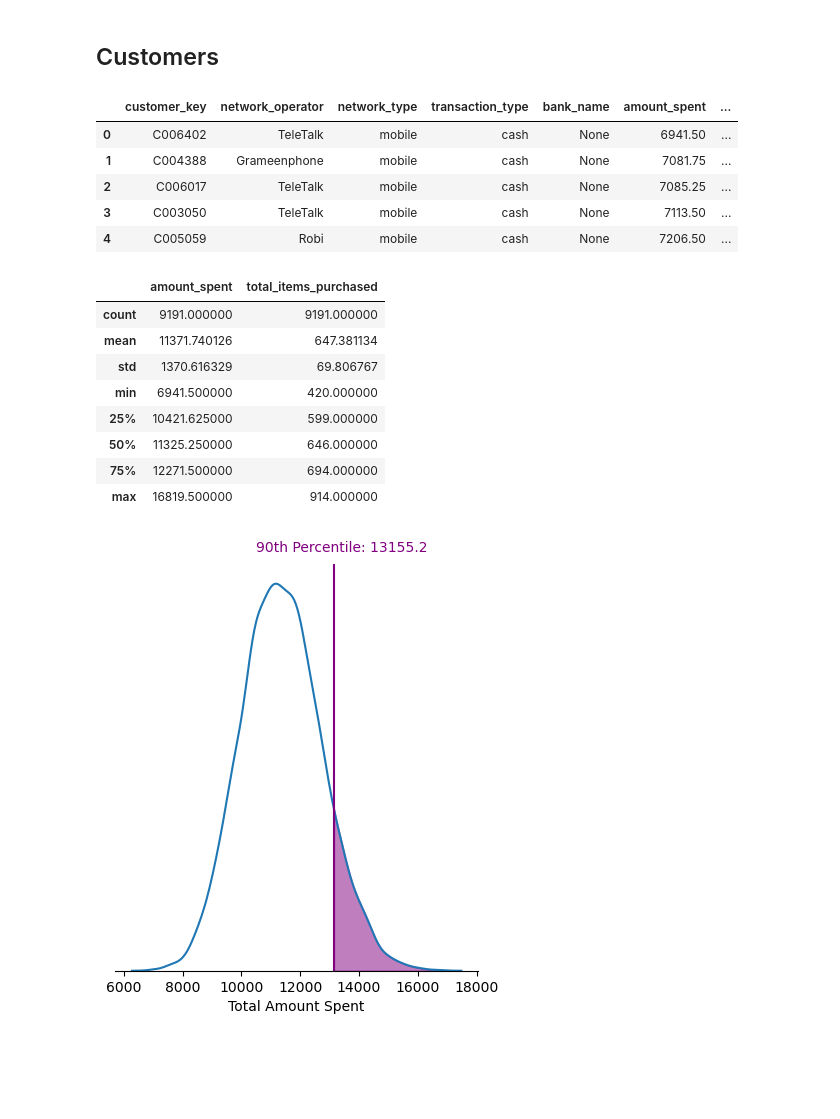
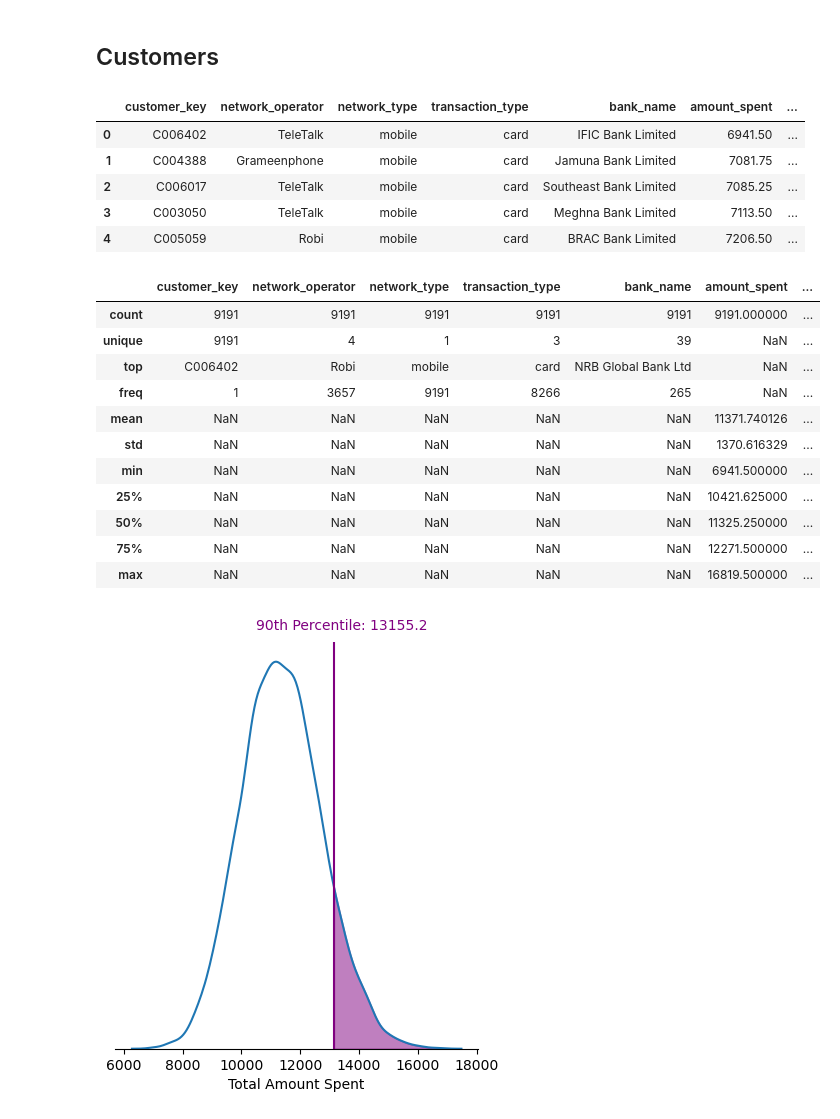
Before and after one commit to gbgrande2/bangladesh_ecommerce, a Jupyter notebook: analysis.ipynb, the cells around one changed output. Saved outputs shown, nothing was run; the diff lists cells and outputs as text; code cells hidden in the pictures; blank space fills up the shorter version.

```diff
--- a/analysis.ipynb
+++ b/analysis.ipynb
@@ -771,7 +744,7 @@ customers_sql = cur.execute(
     JOIN transactions tr
         ON o.payment_key = tr.payment_key
     WHERE year <= 2020
-    GROUP BY c.customer_key
+    GROUP BY o.customer_key
     ORDER BY amount_spent ASC
     """
 )
@@ -793,24 +766,27 @@ customers_df = pd.DataFrame(
 customers_df.head()
 # %% [output]
 |  | customer_key | network_operator | network_type | transaction_type | bank_name | amount_spent | ... |
-| 0 | C006402 | TeleTalk | mobile | cash | None | 6941.50 | ... |
-| 1 | C004388 | Grameenphone | mobile | cash | None | 7081.75 | ... |
-| 2 | C006017 | TeleTalk | mobile | cash | None | 7085.25 | ... |
-| 3 | C003050 | TeleTalk | mobile | cash | None | 7113.50 | ... |
-| 4 | C005059 | Robi | mobile | cash | None | 7206.50 | ... |
+| 0 | C006402 | TeleTalk | mobile | card | IFIC Bank Limited | 6941.50 | ... |
+| 1 | C004388 | Grameenphone | mobile | card | Jamuna Bank Limited | 7081.75 | ... |
+| 2 | C006017 | TeleTalk | mobile | card | Southeast Bank Limited | 7085.25 | ... |
+| 3 | C003050 | TeleTalk | mobile | card | Meghna Bank Limited | 7113.50 | ... |
+| 4 | C005059 | Robi | mobile | card | BRAC Bank Limited | 7206.50 | ... |
 # %%
 # Looking at summary statistics of numeric variables
-customers_df.describe()
+customers_df.describe(include = "all")
 # %% [output]
-|  | amount_spent | total_items_purchased |
-| count | 9191.000000 | 9191.000000 |
-| mean | 11371.740126 | 647.381134 |
-| std | 1370.616329 | 69.806767 |
-| min | 6941.500000 | 420.000000 |
-| 25% | 10421.625000 | 599.000000 |
-| 50% | 11325.250000 | 646.000000 |
-| 75% | 12271.500000 | 694.000000 |
-| max | 16819.500000 | 914.000000 |
+|  | customer_key | network_operator | network_type | transaction_type | bank_name | amount_spent | ... |
+| count | 9191 | 9191 | 9191 | 9191 | 9191 | 9191.000000 | ... |
+| unique | 9191 | 4 | 1 | 3 | 39 | NaN | ... |
+| top | C006402 | Robi | mobile | card | NRB Global Bank Ltd | NaN | ... |
+| freq | 1 | 3657 | 9191 | 8266 | 265 | NaN | ... |
+| mean | NaN | NaN | NaN | NaN | NaN | 11371.740126 | ... |
+| std | NaN | NaN | NaN | NaN | NaN | 1370.616329 | ... |
+| min | NaN | NaN | NaN | NaN | NaN | 6941.500000 | ... |
+| 25% | NaN | NaN | NaN | NaN | NaN | 10421.625000 | ... |
+| 50% | NaN | NaN | NaN | NaN | NaN | 11325.250000 | ... |
+| 75% | NaN | NaN | NaN | NaN | NaN | 12271.500000 | ... |
+| max | NaN | NaN | NaN | NaN | NaN | 16819.500000 | ... |
 # %%
 # Plot for distribution of amount of money spent
 top10pct = np.quantile(customers_df["amount_spent"], .9)
```
Also changed, not shown: parts of 10 cells of this notebook.
